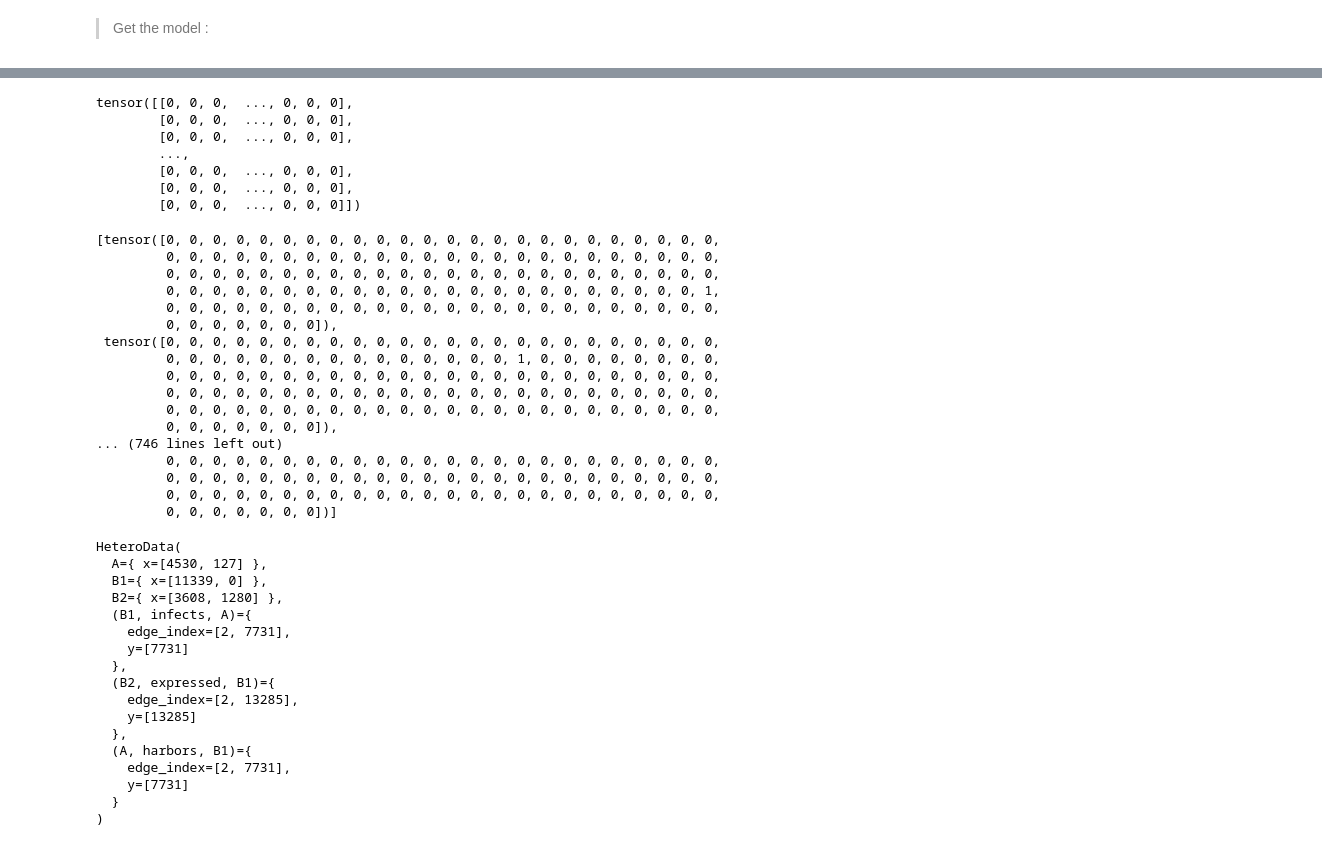
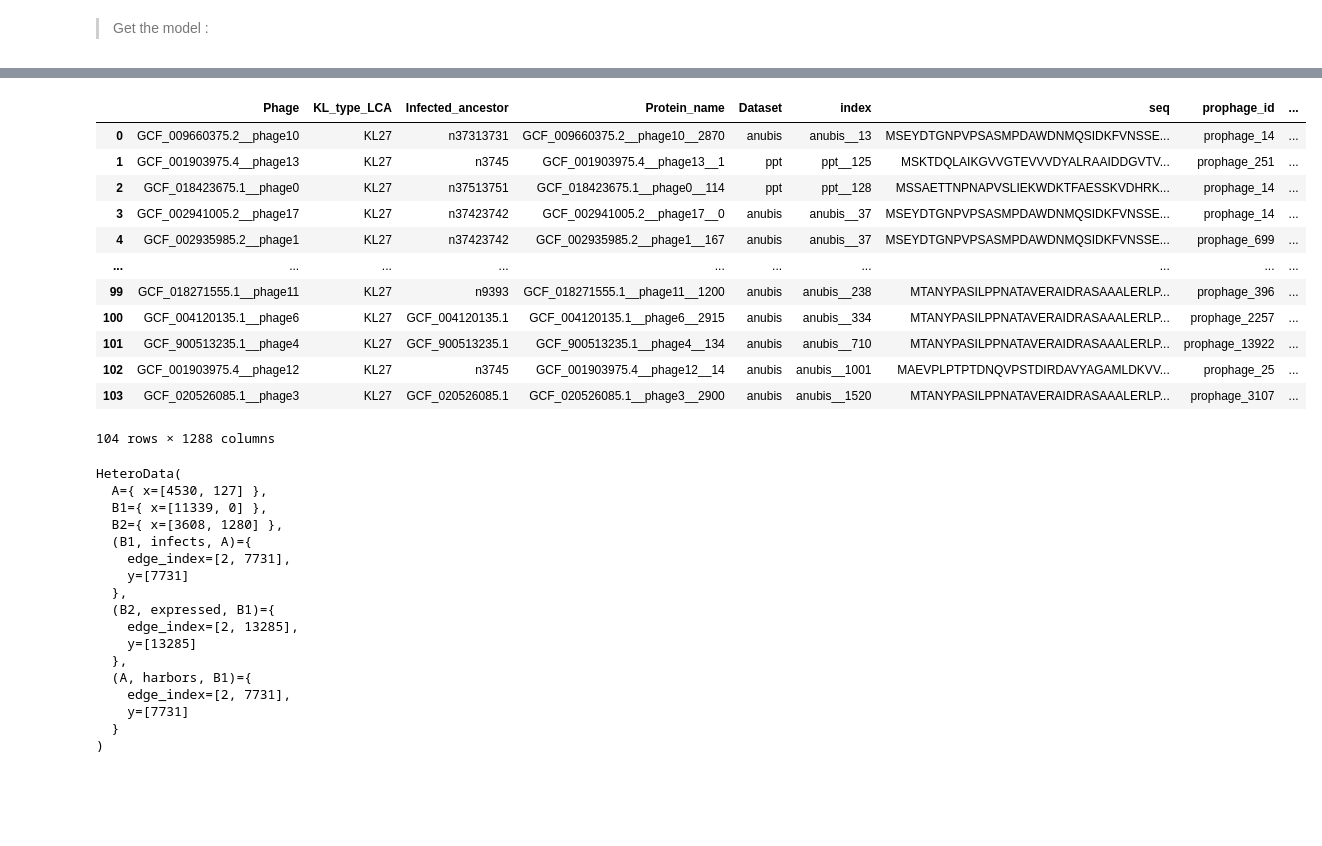
Before and after one commit to conchaeloko/Klebsiella_TropiSEARCH, a Jupyter notebook: scripts/Building_NN/GNN_predictions_77_phages.ipynb, the cells around one changed output, grey strips where cells are left out. Cells and saved outputs as stored; diff of their text form; code cells hidden in the pictures; blank space fills up the shorter version.

```diff
--- a/scripts/Building_NN/GNN_predictions_77_phages.ipynb
+++ b/scripts/Building_NN/GNN_predictions_77_phages.ipynb
@@ -112,33 +62,21 @@ index_interest
-# %%
-graph_data.x_dict["A"]
-# %% [output]
-tensor([[0, 0, 0,  ..., 0, 0, 0],
-        [0, 0, 0,  ..., 0, 0, 0],
-        [0, 0, 0,  ..., 0, 0, 0],
-        ...,
-        [0, 0, 0,  ..., 0, 0, 0],
-        [0, 0, 0,  ..., 0, 0, 0],
-        [0, 0, 0,  ..., 0, 0, 0]])
-# %%
-tenosor_interest = [graph_data.x_dict["A"][i] for _,i in enumerate(index_interest)]
-# %% [output]
-[tensor([0, 0, 0, 0, 0, 0, 0, 0, 0, 0, 0, 0, 0, 0, 0, 0, 0, 0, 0, 0, 0, 0, 0, 0,
-         0, 0, 0, 0, 0, 0, 0, 0, 0, 0, 0, 0, 0, 0, 0, 0, 0, 0, 0, 0, 0, 0, 0, 0,
-         0, 0, 0, 0, 0, 0, 0, 0, 0, 0, 0, 0, 0, 0, 0, 0, 0, 0, 0, 0, 0, 0, 0, 0,
-         0, 0, 0, 0, 0, 0, 0, 0, 0, 0, 0, 0, 0, 0, 0, 0, 0, 0, 0, 0, 0, 0, 0, 1,
-         0, 0, 0, 0, 0, 0, 0, 0, 0, 0, 0, 0, 0, 0, 0, 0, 0, 0, 0, 0, 0, 0, 0, 0,
-         0, 0, 0, 0, 0, 0, 0]),
- tensor([0, 0, 0, 0, 0, 0, 0, 0, 0, 0, 0, 0, 0, 0, 0, 0, 0, 0, 0, 0, 0, 0, 0, 0,
-         0, 0, 0, 0, 0, 0, 0, 0, 0, 0, 0, 0, 0, 0, 0, 1, 0, 0, 0, 0, 0, 0, 0, 0,
-         0, 0, 0, 0, 0, 0, 0, 0, 0, 0, 0, 0, 0, 0, 0, 0, 0, 0, 0, 0, 0, 0, 0, 0,
-         0, 0, 0, 0, 0, 0, 0, 0, 0, 0, 0, 0, 0, 0, 0, 0, 0, 0, 0, 0, 0, 0, 0, 0,
-         0, 0, 0, 0, 0, 0, 0, 0, 0, 0, 0, 0, 0, 0, 0, 0, 0, 0, 0, 0, 0, 0, 0, 0,
-         0, 0, 0, 0, 0, 0, 0]),
-... (746 lines left out)
-         0, 0, 0, 0, 0, 0, 0, 0, 0, 0, 0, 0, 0, 0, 0, 0, 0, 0, 0, 0, 0, 0, 0, 0,
-         0, 0, 0, 0, 0, 0, 0, 0, 0, 0, 0, 0, 0, 0, 0, 0, 0, 0, 0, 0, 0, 0, 0, 0,
-         0, 0, 0, 0, 0, 0, 0, 0, 0, 0, 0, 0, 0, 0, 0, 0, 0, 0, 0, 0, 0, 0, 0, 0,
-         0, 0, 0, 0, 0, 0, 0])]
+# %%
+df_kltype = all_data[all_data["KL_type_LCA"] == "KL27"]
+df_kltype = df_kltype.drop_duplicates(subset = ["Phage"] , keep = "first").reset_index(drop=True)
+df_kltype
+# %% [output]
+|  | Phage | KL_type_LCA | Infected_ancestor | Protein_name | Dataset | index | seq | prophage_id | ... |
+| 0 | GCF_009660375.2__phage10 | KL27 | n37313731 | GCF_009660375.2__phage10__2870 | anubis | anubis__13 | MSEYDTGNPVPSASMPDAWDNMQSIDKFVNSSE... | prophage_14 | ... |
+| 1 | GCF_001903975.4__phage13 | KL27 | n3745 | GCF_001903975.4__phage13__1 | ppt | ppt__125 | MSKTDQLAIKGVVGTEVVVDYALRAAIDDGVTV... | prophage_251 | ... |
+| 2 | GCF_018423675.1__phage0 | KL27 | n37513751 | GCF_018423675.1__phage0__114 | ppt | ppt__128 | MSSAETTNPNAPVSLIEKWDKTFAESSKVDHRK... | prophage_14 | ... |
+| 3 | GCF_002941005.2__phage17 | KL27 | n37423742 | GCF_002941005.2__phage17__0 | anubis | anubis__37 | MSEYDTGNPVPSASMPDAWDNMQSIDKFVNSSE... | prophage_14 | ... |
+| 4 | GCF_002935985.2__phage1 | KL27 | n37423742 | GCF_002935985.2__phage1__167 | anubis | anubis__37 | MSEYDTGNPVPSASMPDAWDNMQSIDKFVNSSE... | prophage_699 | ... |
+| ... | ... | ... | ... | ... | ... | ... | ... | ... | ... |
+| 99 | GCF_018271555.1__phage11 | KL27 | n9393 | GCF_018271555.1__phage11__1200 | anubis | anubis__238 | MTANYPASILPPNATAVERAIDRASAAALERLP... | prophage_396 | ... |
+| 100 | GCF_004120135.1__phage6 | KL27 | GCF_004120135.1 | GCF_004120135.1__phage6__2915 | anubis | anubis__334 | MTANYPASILPPNATAVERAIDRASAAALERLP... | prophage_2257 | ... |
+| 101 | GCF_900513235.1__phage4 | KL27 | GCF_900513235.1 | GCF_900513235.1__phage4__134 | anubis | anubis__710 | MTANYPASILPPNATAVERAIDRASAAALERLP... | prophage_13922 | ... |
+| 102 | GCF_001903975.4__phage12 | KL27 | n3745 | GCF_001903975.4__phage12__14 | anubis | anubis__1001 | MAEVPLPTPTDNQVPSTDIRDAVYAGAMLDKVV... | prophage_25 | ... |
+| 103 | GCF_020526085.1__phage3 | KL27 | GCF_020526085.1 | GCF_020526085.1__phage3__2900 | anubis | anubis__1520 | MTANYPASILPPNATAVERAIDRASAAALERLP... | prophage_3107 | ... |
+104 rows × 1288 columns
 # %%
 indexation_nodes_A = all_data["Infected_ancestor"].unique().tolist()
 indexation_nodes_B1 = all_data["Phage"].unique().tolist() + [f"Dpo_to_predict_{n}" for n in DF_embeddings["index"].unique().tolist()]
```
Also changed, not shown: parts of 24 cells of this notebook, 7 other files.
